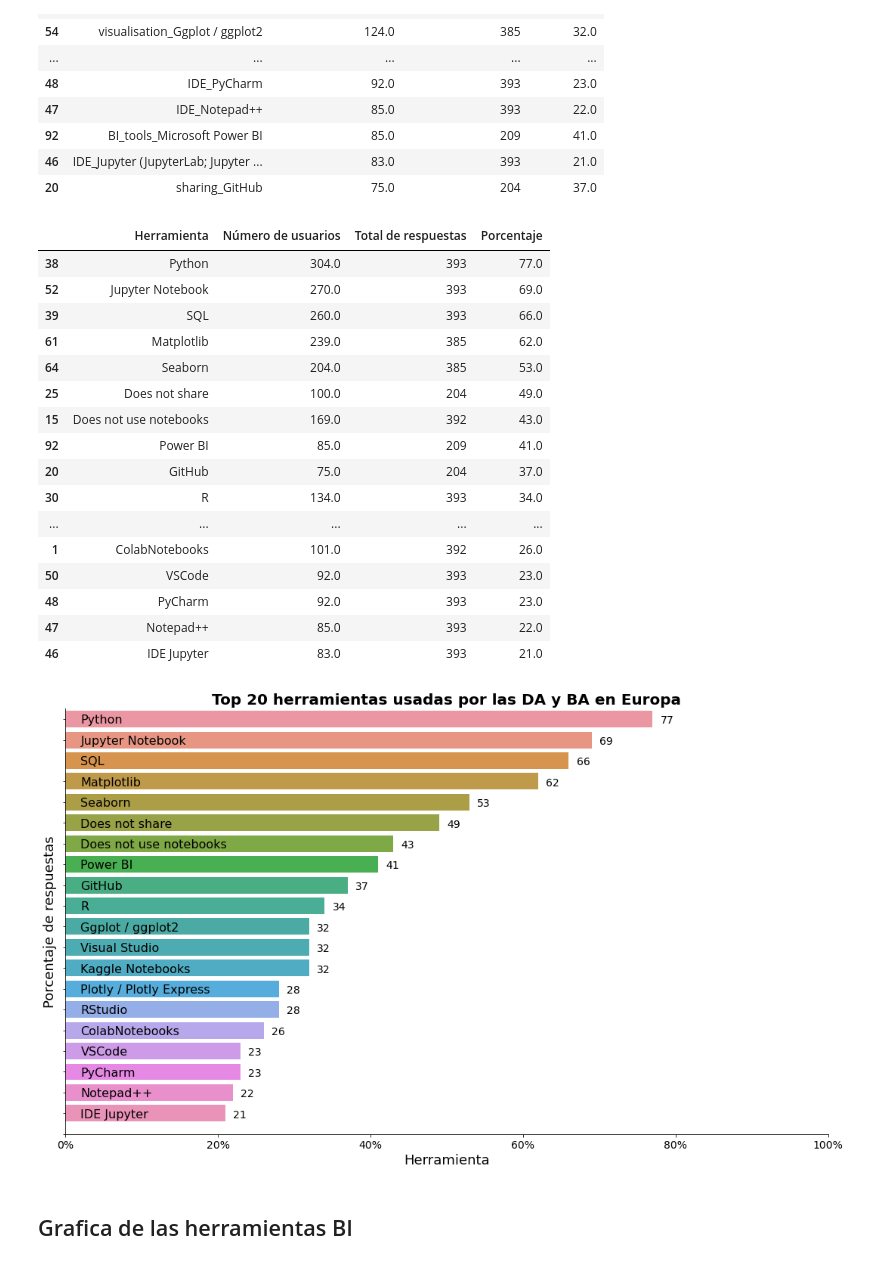
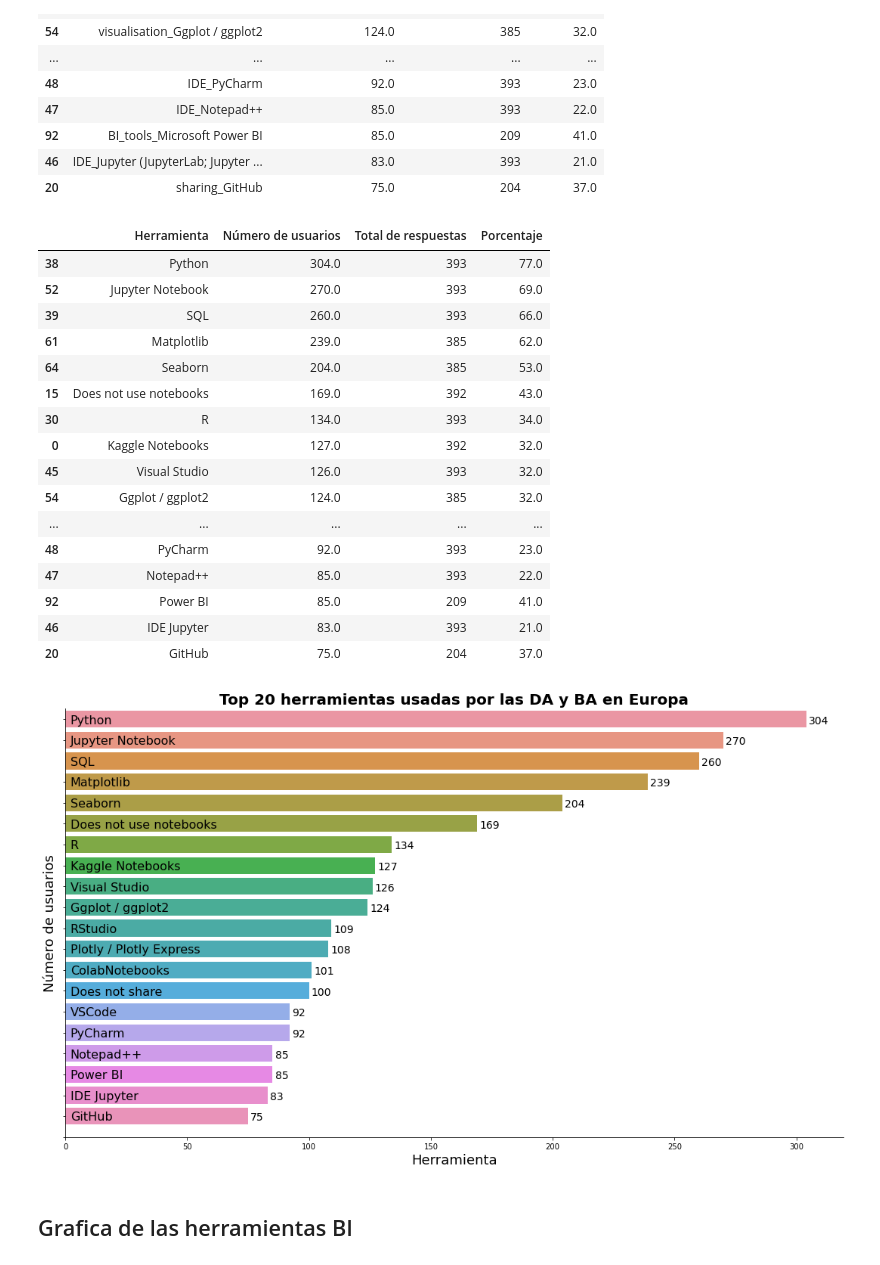
Before and after one commit to Adalab/project-da-promo-d-module-2-team-2-, a Jupyter notebook: notebooks/visualizacion.ipynb, the cells around one changed output. Cells and saved outputs as stored; diff of their text form; code cells hidden in the pictures.

```diff
--- a/notebooks/visualizacion.ipynb
+++ b/notebooks/visualizacion.ipynb
@@ -765,7 +765,7 @@ df_sum_tools_eu
 | 20 | sharing_GitHub | 75.0 | 204 | 37.0 |
 # %%
 df_sum_tools_eu['Herramienta'] = df_sum_tools_eu['Herramienta'].map(diccionario_tools)
-df_sum_tools_eu = df_sum_tools_eu.sort_values(by='Porcentaje', ascending=False)
+df_sum_tools_eu = df_sum_tools_eu.sort_values(by='Número de usuarios', ascending=False)
 df_sum_tools_eu
 # %% [output]
 |  | Herramienta | Número de usuarios | Total de respuestas | Porcentaje |
@@ -774,51 +774,51 @@ df_sum_tools_eu
 | 39 | SQL | 260.0 | 393 | 66.0 |
 | 61 | Matplotlib | 239.0 | 385 | 62.0 |
 | 64 | Seaborn | 204.0 | 385 | 53.0 |
-| 25 | Does not share | 100.0 | 204 | 49.0 |
 | 15 | Does not use notebooks | 169.0 | 392 | 43.0 |
-| 92 | Power BI | 85.0 | 209 | 41.0 |
-| 20 | GitHub | 75.0 | 204 | 37.0 |
 | 30 | R | 134.0 | 393 | 34.0 |
+| 0 | Kaggle Notebooks | 127.0 | 392 | 32.0 |
+| 45 | Visual Studio | 126.0 | 393 | 32.0 |
+| 54 | Ggplot / ggplot2 | 124.0 | 385 | 32.0 |
 | ... | ... | ... | ... | ... |
-| 1 | ColabNotebooks | 101.0 | 392 | 26.0 |
-| 50 | VSCode | 92.0 | 393 | 23.0 |
 | 48 | PyCharm | 92.0 | 393 | 23.0 |
 | 47 | Notepad++ | 85.0 | 393 | 22.0 |
+| 92 | Power BI | 85.0 | 209 | 41.0 |
 | 46 | IDE Jupyter | 83.0 | 393 | 21.0 |
+| 20 | GitHub | 75.0 | 204 | 37.0 |
 # %%
 plt.figure(figsize=(15, 9))
 
-fig=sns.barplot(y = 'Herramienta', x = 'Porcentaje', data=df_sum_tools_eu) #order= df_sum_tools_eu.sort_values('Porcentaje', ascending= False)['Herramienta'])
+fig=sns.barplot(y = 'Herramienta', x = 'Número de usuarios', data=df_sum_tools_eu, order= df_sum_tools_eu.sort_values('Número de usuarios', ascending= False)['Herramienta'])
 
 fig.set_title('Top 20 herramientas usadas por las DA y BA en Europa', fontsize = 20, fontweight = 'bold')
 
 fig.spines[["top", "right"]].set_visible(False)
 
 # para poner etiquetas encima de las barras
 for indice, valor in enumerate(df_sum_tools_eu["Herramienta"]):
      plt.text(2, indice+0.2, valor,
               horizontalalignment='left', # para colocarlo en el centro de la barra
               fontsize= 16)
 
 # para poner etiquetas encima de las barras
-for indice, valor in enumerate(df_sum_tools_eu["Porcentaje"]):
+for indice, valor in enumerate(df_sum_tools_eu["Número de usuarios"]):
     plt.text(valor+1, indice+0.2, int(valor),
              horizontalalignment='left', # para colocarlo en el centro de la barra
              fontsize= 14)
 
 fig.set_xlabel (xlabel = "Herramienta", fontsize = 18)
-fig.set_ylabel (ylabel = "Porcentaje de respuestas", fontsize = 18)
+fig.set_ylabel (ylabel = "Número de usuarios", fontsize = 18)
 
-fig.set(xticks = [0, 20, 40, 60, 80, 100])
-fig.set_xticklabels(labels = ['0%', '20%', '40%', '60%', '80%', '100%'], size=14)
+#fig.set(xticks = [0, 20, 40, 60, 80, 100])
+#fig.set_xticklabels(labels = ['0%', '20%', '40%', '60%', '80%', '100%'], size=14)
 fig.set(yticks = [0, 1, 3, 4, 5, 6, 7, 8, 9, 10, 11, 12, 13, 14, 15, 16, 17, 18, 19, 20])
 fig.set_yticklabels(labels = ['', '', '', '', '', '', '', '', '', '','', '', '', '', '', '', '', '', '', ''])
 
 plt.tight_layout()
 
 plt.show()
 # %% [output]
-[figure, old version]
+[figure, new version]
 # %% [markdown]
 ## Grafica de las herramientas BI
 # %%
```
Also changed, not shown: parts of 2 cells of this notebook.
